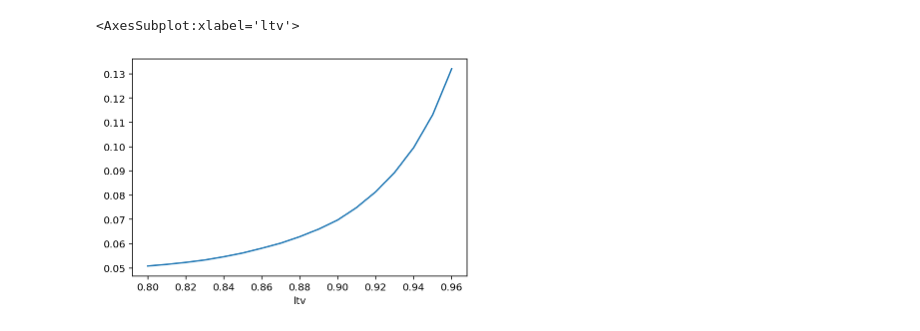
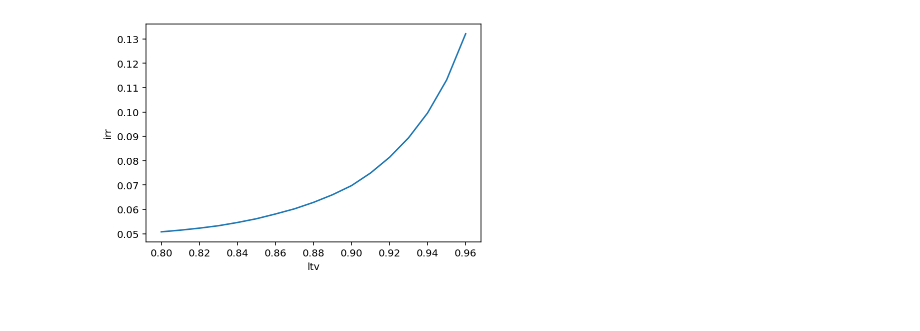
Before and after one commit to schmidt-jake/mortgage_mage, a Jupyter notebook: scratch.ipynb, the cells around one changed output. Saved outputs shown, nothing was run; the diff lists cells and outputs as text; code cells hidden in the pictures.

```diff
--- a/scratch.ipynb
+++ b/scratch.ipynb
@@ -7,7 +7,7 @@ from src.rate_scraper import get_rate_distribution
 
 _property = Property(purchase_price=394_900, tax_rate=0.019, annual_insurance_cost=1_800)
 res = {}
-for ltv in np.arange(0.80, 0.97, 0.01):
+for ltv in np.arange(0.80, 0.97, 0.01).round(2):
     rates = get_rate_distribution(
         price=_property.purchase_price,
         loan_amount=int(_property.purchase_price * ltv),
@@ -26,5 +44,5 @@ res.index.name = "ltv"
-# %%
-res.plot()
-# %% [output]
-<AxesSubplot:xlabel='ltv'>
-[figure, removed]
+# %%
+ax = res.plot()
+ax.set_ylabel(res.name);
+# %% [output]
+[figure, added]
```
Also changed, not shown: parts of 4 cells of this notebook, 6 other files.
